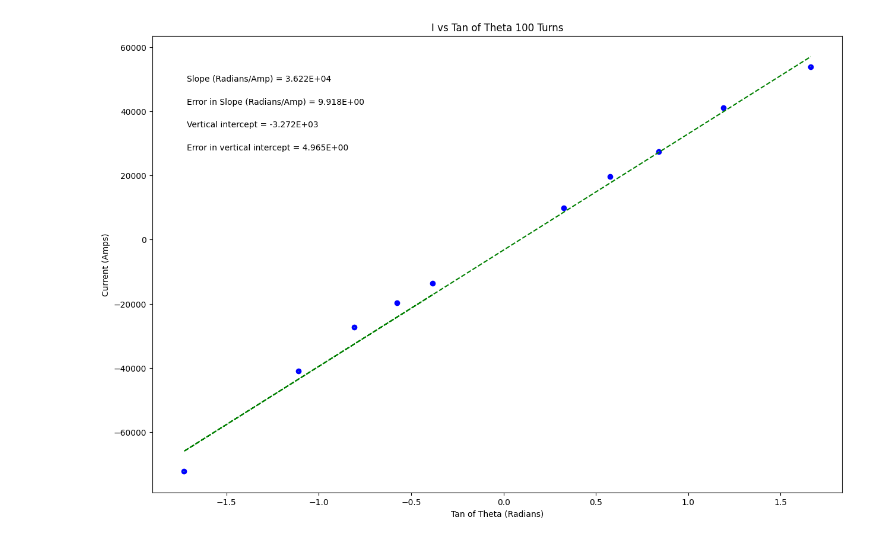
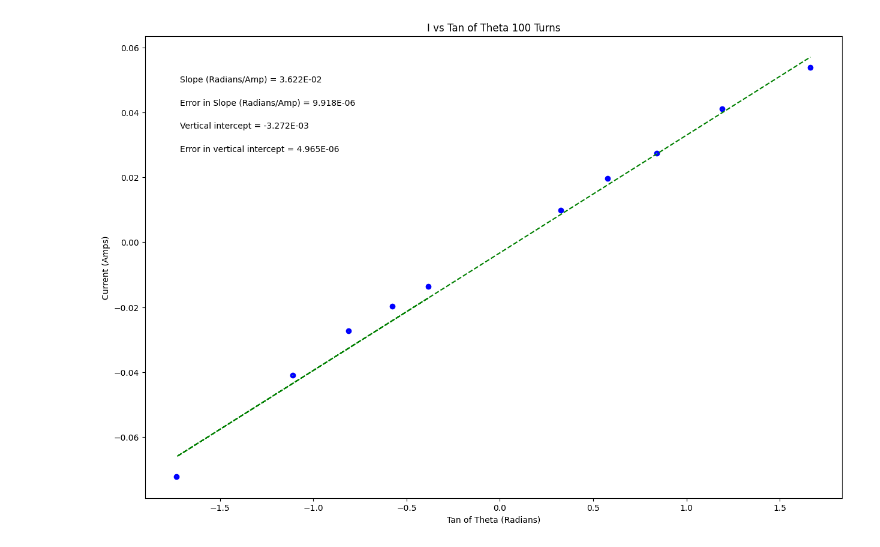
Before and after one commit to ELoran2435/PhysicsSpring2025, a Jupyter notebook: MeasuringMagneticFieldALLGRAPHS.ipynb, the cells around one changed output. Saved outputs shown, nothing was run; the diff lists cells and outputs as text; code cells hidden in the pictures.

```diff
--- a/MeasuringMagneticFieldALLGRAPHS.ipynb
+++ b/MeasuringMagneticFieldALLGRAPHS.ipynb
@@ -21,9 +21,9 @@ import matplotlib.pyplot as plt
 
 xvariable_tantheta = np.array([-0.383864035, -0.5773502692, -0.8097840332, -1.110612515, -1.732050808, 0.3249196962, 0.5773502692, 0.839099631, 1.191753593, 1.664279482])
 
-yvariable_I = np.array([-13670, -19660, -27300, -41000, -72200, 9820, 19710, 27400, 41000, 53900])
+yvariable_I = np.array([-0.013670, -0.019660, -0.027300, -0.041000, -0.072200, 0.009820, 0.019710, 0.027400, 0.041000, 0.053900])
 
-err_yvariable_I = np.array([10, 10, 100, 100, 100, 10, 10, 100, 100, 100])
+err_yvariable_I = np.array([.00001, .00001, .0001, .0001, .0001, .00001, .00001, .0001, .0001, .0001])
 
 
 
@@ -92,34 +92,34 @@ elif annotation_placement==3 or annotation_placement==4:
 #Don't need to change anything in this section!
 
 #Plot data on graph. Plot error bars and place values for slope,
 #error in slope, and vertical intercept (plus error) on the plot using "annotate"
 
 plt.figure(figsize=(15,10))
 
 plt.plot(x, fit, color='green', linestyle='--')
 plt.scatter(x, y, color='blue', marker='o')
 
 plt.xlabel(x_label)
 plt.ylabel(y_label)
 plt.title(plot_title)
 
 plt.errorbar(x, y, yerr=dy, xerr=None, fmt="none") #don't need to plot x error bars
 
 plt.annotate('Slope ({}) = {value:.{digits}E}'.format(slope_units,value=m, digits=3),
              (xpos, ypos[0]), xycoords='axes fraction')
 
 plt.annotate('Error in Slope ({}) = {value:.{digits}E}'.format(slope_units,value=dm, digits=3),
              (xpos, ypos[1]), xycoords='axes fraction')
 
 plt.annotate('Vertical intercept = {value:.{digits}E}'.format(value=b, digits=3),
              (xpos, ypos[2]), xycoords='axes fraction')
 
 plt.annotate('Error in vertical intercept = {value:.{digits}E}'.format(value=db, digits=3),
              (xpos, ypos[3]), xycoords='axes fraction')
 
 plt.show()
 # %% [output]
-[figure, old version]
+[figure, new version]
 # %%
 #PHSX 216 & 218 plotting code
 #Ellen Loran
```
Also changed, not shown: parts of 2 cells of this notebook.
